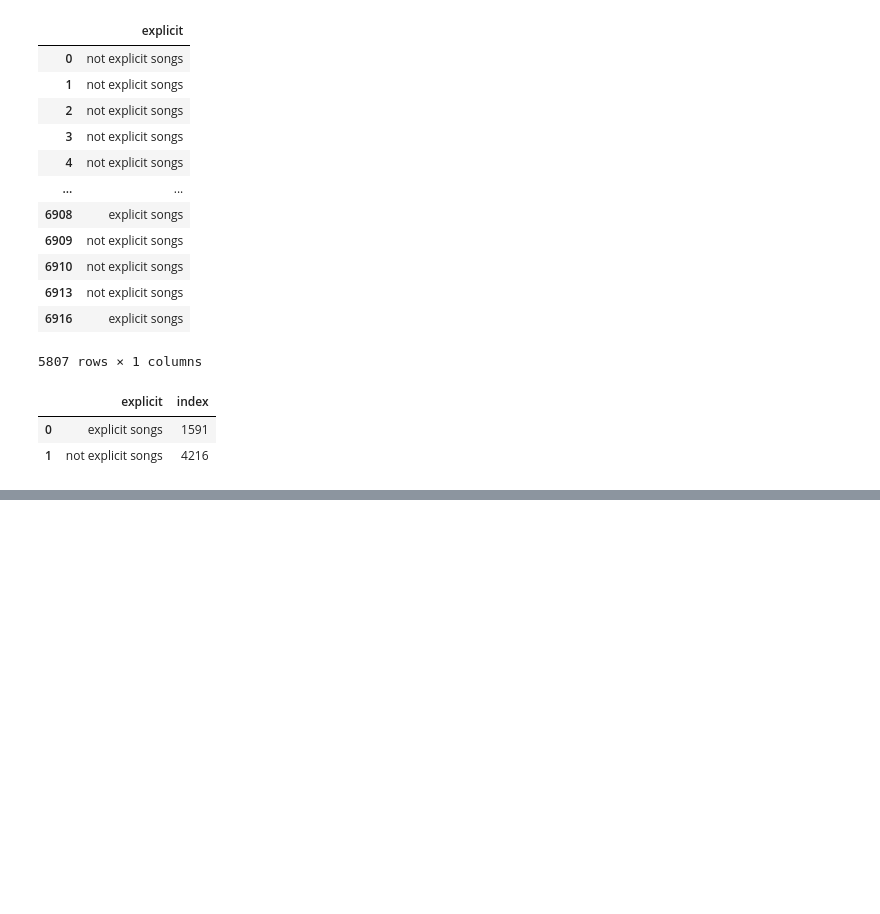
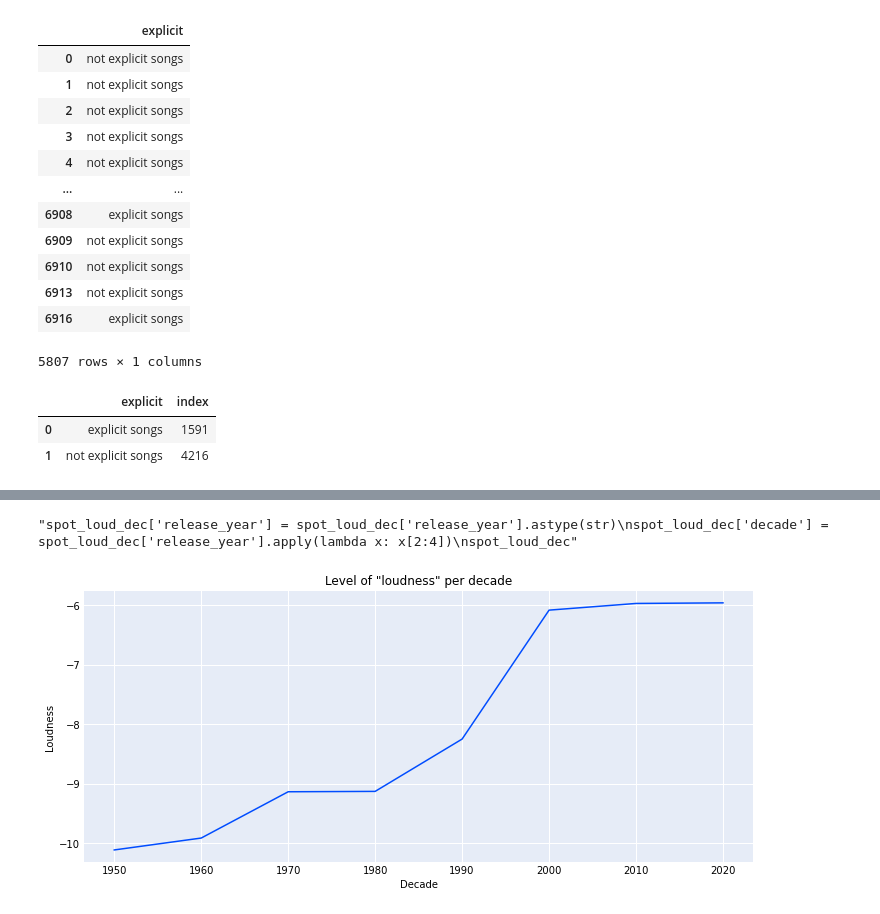
Before and after one commit to santiago-giordano/spotifydataproject, a Jupyter notebook: spotifydf.ipynb, the cells around one changed output, grey strips where cells are left out. Saved outputs shown, nothing was run; the diff lists cells and outputs as text; code cells hidden in the pictures; blank space fills up the shorter version.

```diff
--- a/spotifydf.ipynb
+++ b/spotifydf.ipynb
@@ -449,0 +534,6 @@ plt.show()
+# %%
+spot_loud_dec = spot2['loudness'].groupby((spot2['release_year']//10)*10).mean()
+spot_loud_dec = spot_loud_dec.to_frame()
+# %%
+spot_loud_dec.reset_index(inplace=True)
+spot_loud_dec
@@ -449,0 +550,3 @@ plt.show()
+# %%
+spot_loud_dec.rename(columns={'release_year': 'decade'}, inplace=True)
+spot_loud_dec
@@ -449,0 +563,33 @@ plt.show()
+# %%
+#En caso de querer extraer los últimos dos números del año
+"""spot_loud_dec['release_year'] = spot_loud_dec['release_year'].astype(str)
+spot_loud_dec['decade'] = spot_loud_dec['release_year'].apply(lambda x: x[2:4])
+spot_loud_dec"""
+# %% [output]
+"spot_loud_dec['release_year'] = spot_loud_dec['release_year'].astype(str)\nspot_loud_dec['decade'] = spot_loud_dec['release_year'].apply(lambda x: x[2:4])\nspot_loud_dec"
+# %%
+#Se genera un gráfico de línea con los valores de 'loudness' por década
+# Styling of the figure
+fig = plt.figure()
+fig.set_figwidth(12)
+fig.set_figheight(5)
+fig.patch.set_facecolor('white')
+plt.plot(spot_loud_dec['decade'], spot_loud_dec['loudness'].sort_values(ascending=True), color='#004cff')
+plt.title(f'Level of "loudness" per decade')
+plt.xlabel("Decade")
+plt.ylabel("Loudness")
+# Styling of the plot
+plt.grid(color = 'white', linewidth = 1)
+plt.locator_params(axis='y', nbins=6)
+# Styling of the axes
+ax = plt.gca()
+ax.set_facecolor('#e6ecf7')
+ax.spines['top'].set_visible(False)
+ax.spines['right'].set_visible(False)
+ax.spines['bottom'].set_visible(False)
+ax.spines['left'].set_visible(False)
+ax.tick_params(axis=u'both', which=u'both',length=0)
+plt.savefig('SpotifyDF - Level of loudness per decade.png', transparent=False)
+plt.show()
+# %% [output]
+[figure, added]
```
Also changed, not shown: parts of 15 cells of this notebook, 6 other files.
